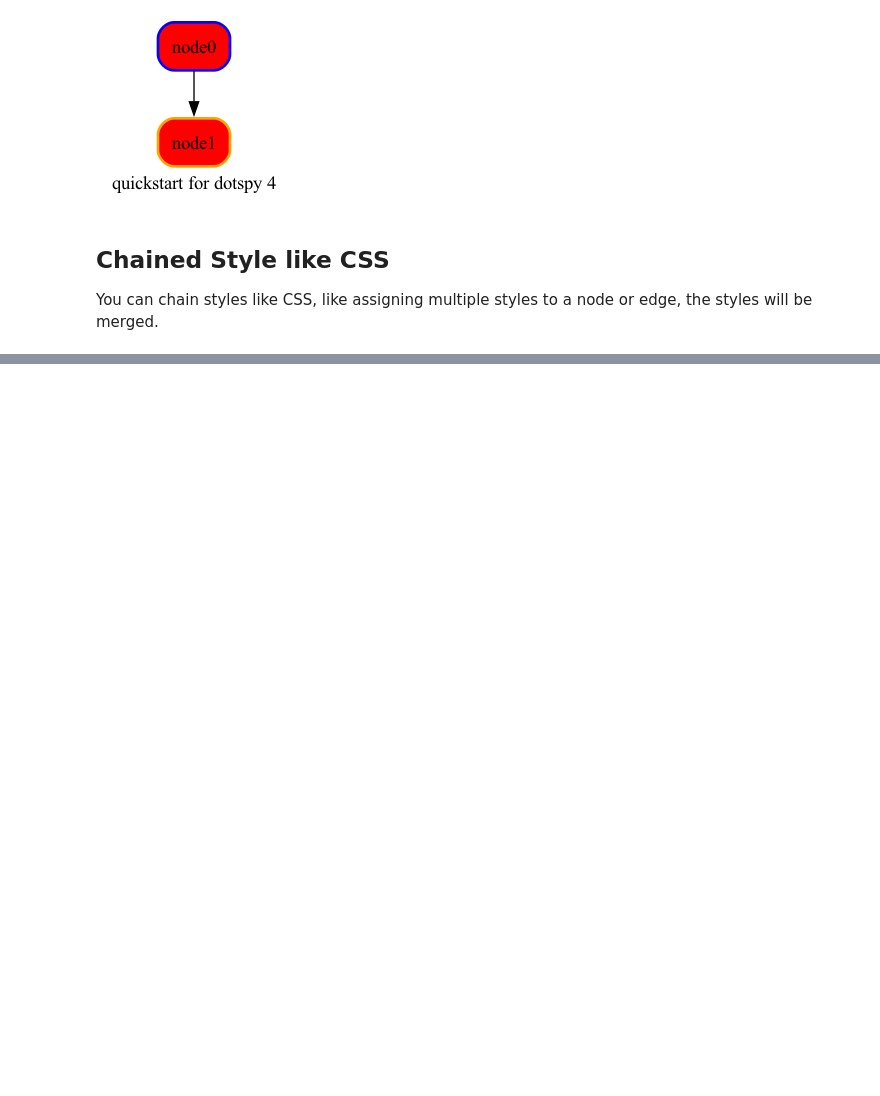
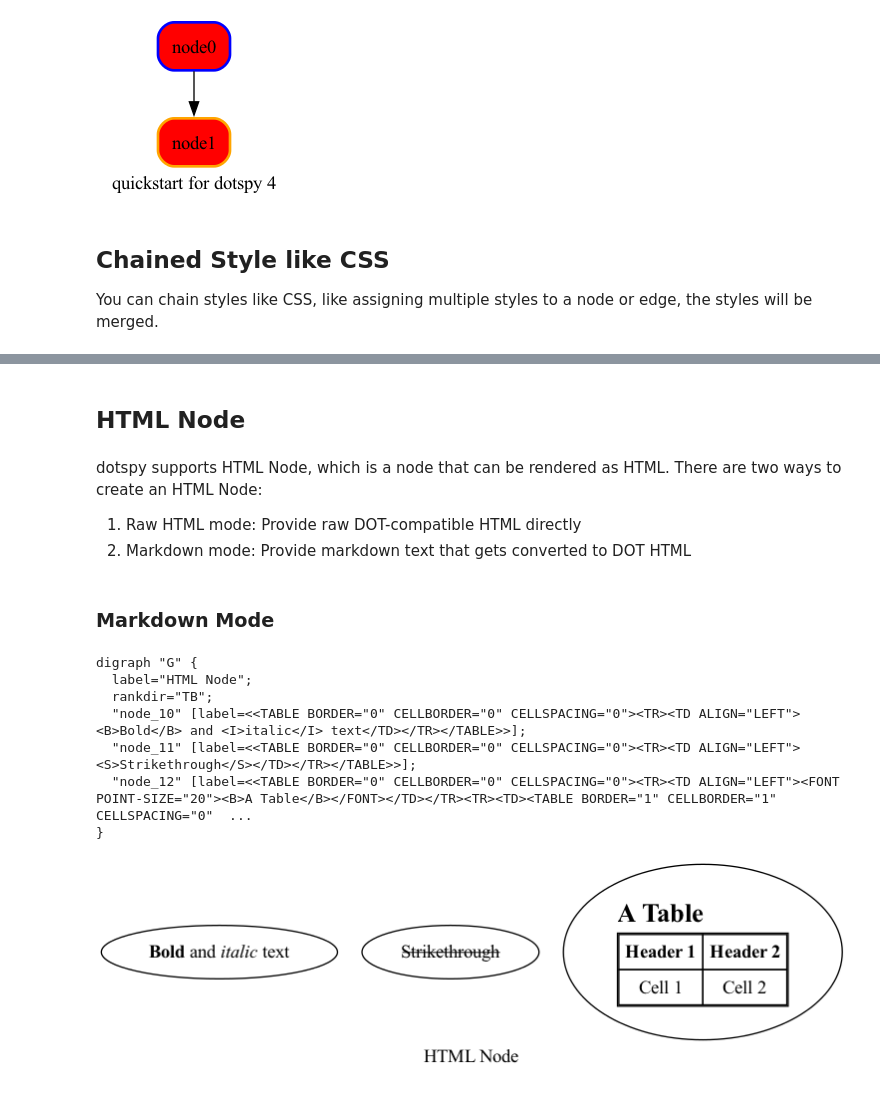
Before and after one commit to Superjomn/dotspy, a Jupyter notebook: examples/quickstart.ipynb, the cells around one changed output, grey strips where cells are left out. Cells and saved outputs as stored; diff of their text form; code cells hidden in the pictures; blank space fills up the shorter version.

```diff
--- a/examples/quickstart.ipynb
+++ b/examples/quickstart.ipynb
@@ -94,0 +117,32 @@ You can chain styles like CSS, like assigning multiple styles to a node or edge,
+# %% [markdown]
+## HTML Node
+# %% [markdown]
+dotspy supports HTML Node, which is a node that can be rendered as HTML. There are two ways to create an HTML Node:
+1. Raw HTML mode: Provide raw DOT-compatible HTML directly
+2. Markdown mode: Provide markdown text that gets converted to DOT HTML
+# %% [markdown]
+### Markdown Mode
+# %%
+from dotspy import HTMLNode
+
+with ds.Graph(label="HTML Node") as g:
+    node1 = HTMLNode(markdown="**Bold** and *italic* text")
+    node2 = HTMLNode(markdown="~~Strikethrough~~")
+    node3 = HTMLNode(markdown="""
+# A Table
+| Header 1 | Header 2 |
+|----------|----------|
+| Cell 1   | Cell 2   |
+""")
+
+print(g.to_dot())
+g
+# %% [output]
+digraph "G" {
+  label="HTML Node";
+  rankdir="TB";
+  "node_10" [label=<<TABLE BORDER="0" CELLBORDER="0" CELLSPACING="0"><TR><TD ALIGN="LEFT"><B>Bold</B> and <I>italic</I> text</TD></TR></TABLE>>];
+  "node_11" [label=<<TABLE BORDER="0" CELLBORDER="0" CELLSPACING="0"><TR><TD ALIGN="LEFT"><S>Strikethrough</S></TD></TR></TABLE>>];
+  "node_12" [label=<<TABLE BORDER="0" CELLBORDER="0" CELLSPACING="0"><TR><TD ALIGN="LEFT"><FONT POINT-SIZE="20"><B>A Table</B></FONT></TD></TR><TR><TD><TABLE BORDER="1" CELLBORDER="1" CELLSPACING="0"  ...
+}
+[figure, added]
```
Also changed, not shown: parts of 6 cells of this notebook, 35 other files.
